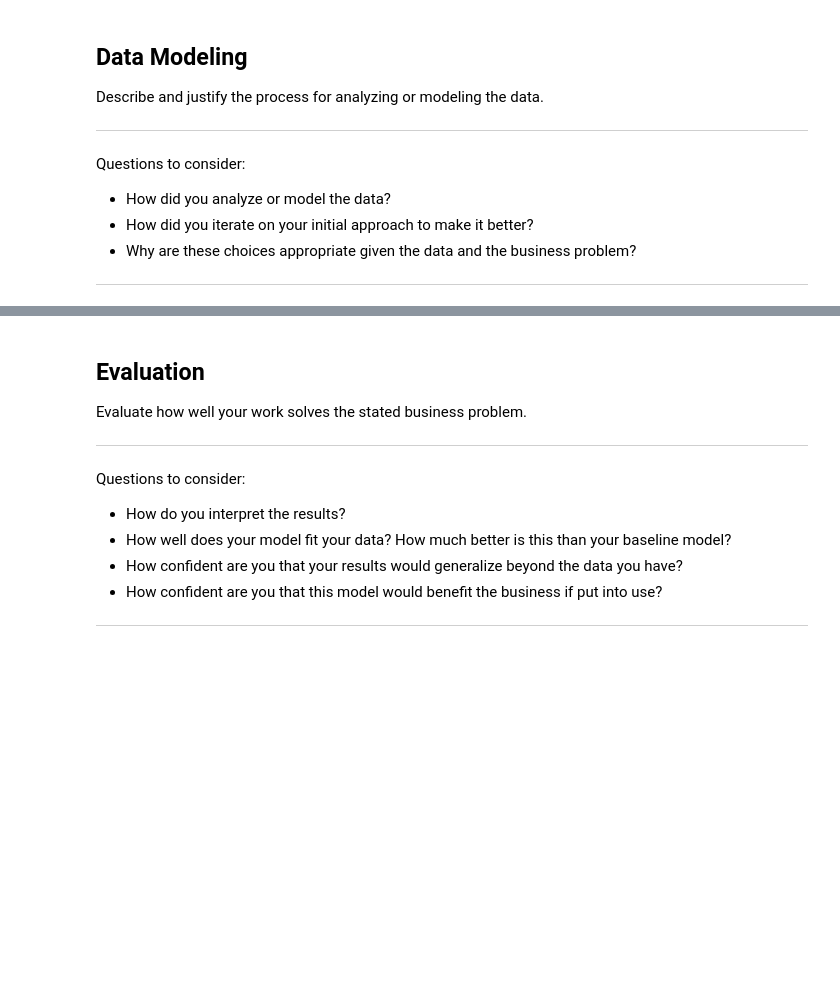
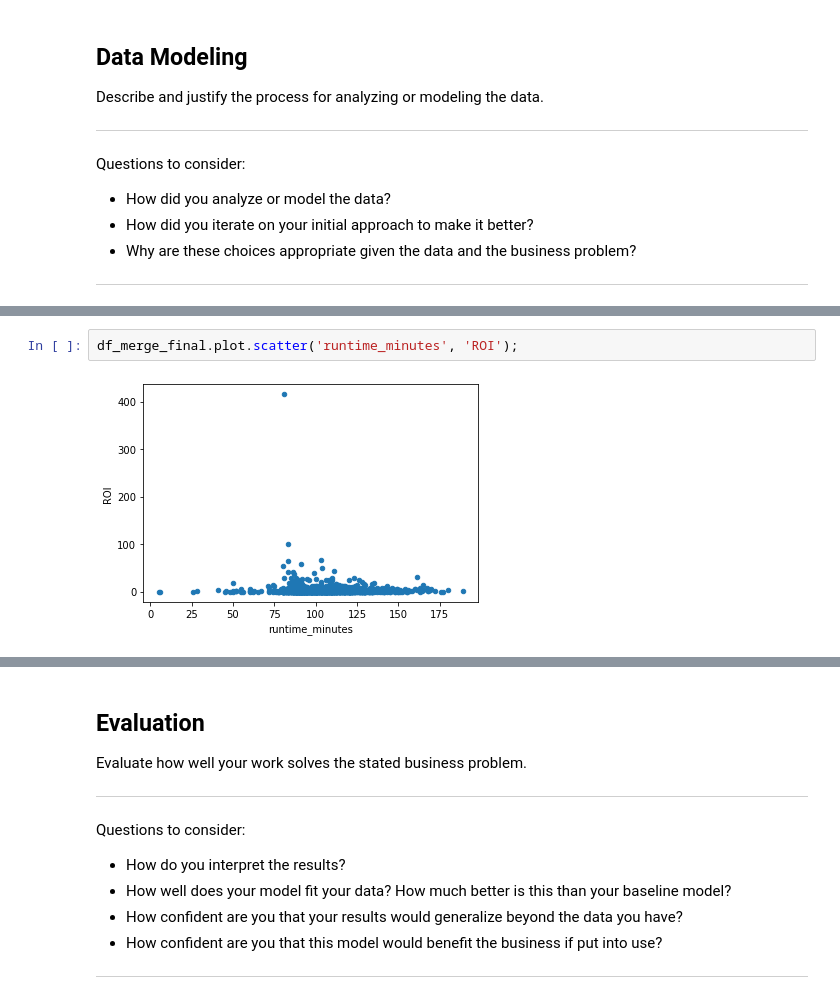
Before and after one commit to ZenBurrito/Phase-1Project, a Jupyter notebook: Movie-Studio-Project.ipynb, the cells around one changed output, grey strips where cells are left out. Drawn from its saved outputs; the diff is of its cells as text; blank space fills up the shorter version.

```diff
--- a/Movie-Studio-Project.ipynb
+++ b/Movie-Studio-Project.ipynb
@@ -346,0 +439,4 @@ Questions to consider:
+# %%
+df_merge_final.plot.scatter('runtime_minutes', 'ROI');
+# %% [output]
+[figure, added]
```
Also changed, not shown: parts of 18 cells of this notebook.
